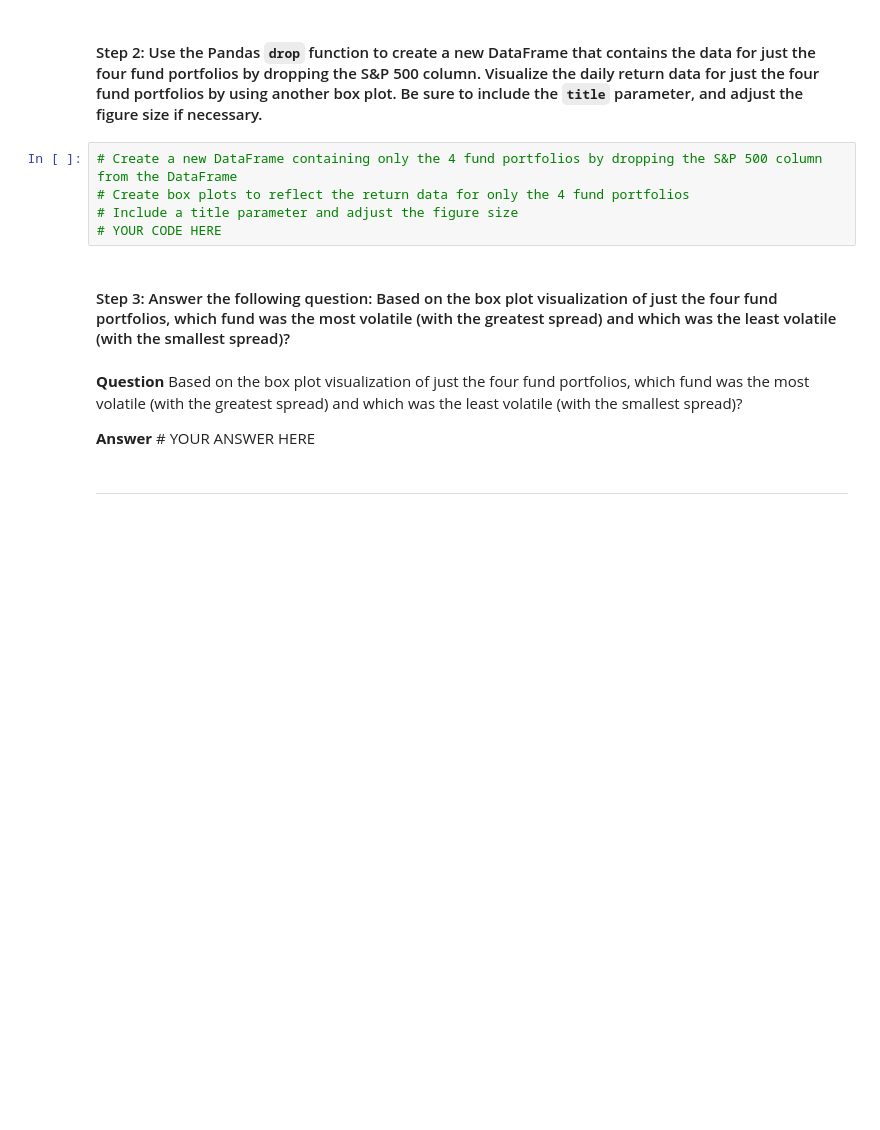
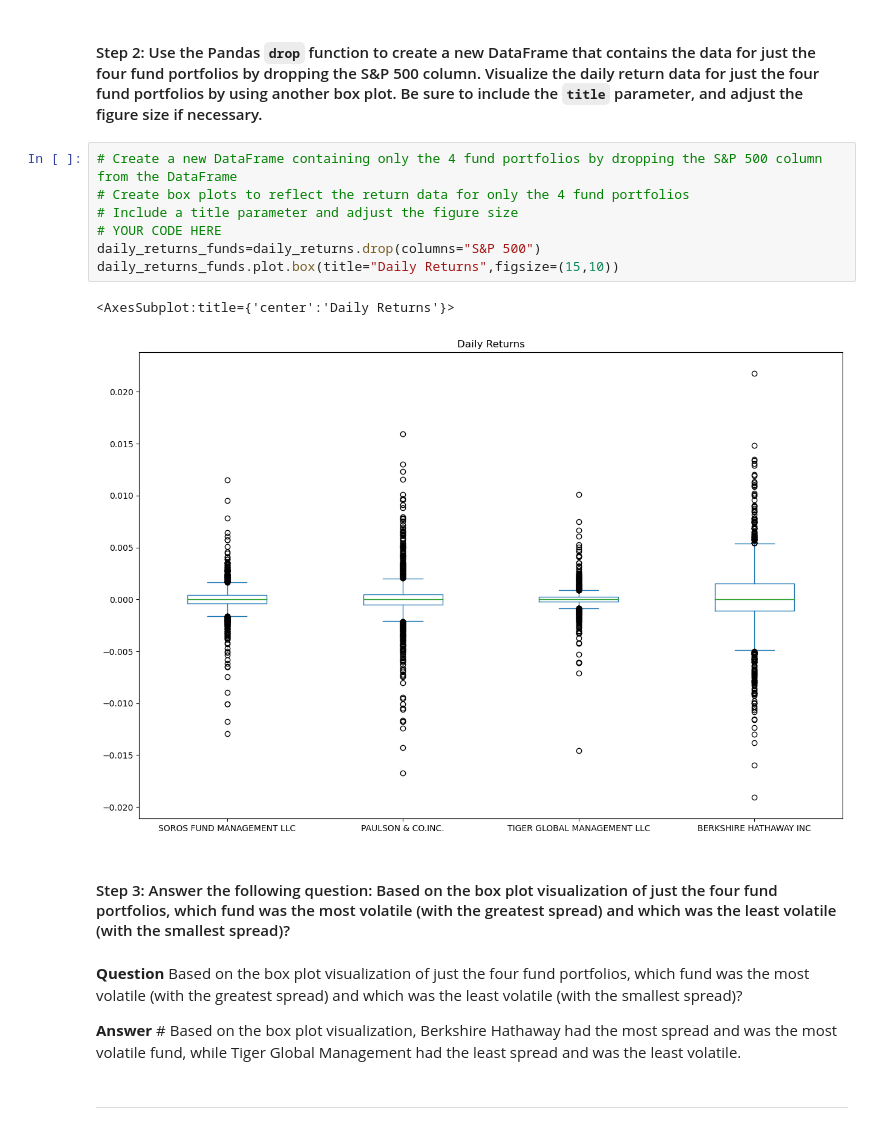
Before and after one commit to brianwander/Quantitative_Analysis, a Jupyter notebook: risk_return_analysis.ipynb, the cells around one changed output. Saved outputs shown, nothing was run; the diff lists cells and outputs as text; blank space fills up the shorter version.

Commit message:
Added initial volatility analysis of the four funds

```diff
--- a/risk_return_analysis.ipynb
+++ b/risk_return_analysis.ipynb
@@ -243,14 +247,19 @@ Analyze the volatility of each of the four fund portfolios and of the S&P 500 In
 # %%
 # Create a new DataFrame containing only the 4 fund portfolios by dropping the S&P 500 column from the DataFrame
 # Create box plots to reflect the return data for only the 4 fund portfolios
 # Include a title parameter and adjust the figure size
 # YOUR CODE HERE
+daily_returns_funds=daily_returns.drop(columns="S&P 500")
+daily_returns_funds.plot.box(title="Daily Returns",figsize=(15,10))
+# %% [output]
+<AxesSubplot:title={'center':'Daily Returns'}>
+[figure, added]
 # %% [markdown]
 #### Step 3: Answer the following question: Based on the box plot visualization of just the four fund portfolios, which fund was the most volatile (with the greatest spread) and which was the least volatile (with the smallest spread)?
 # %% [markdown]
 **Question** Based on the box plot visualization of just the four fund portfolios, which fund was the most volatile (with the greatest spread) and which was the least volatile (with the smallest spread)?
 
-**Answer** # YOUR ANSWER HERE
+**Answer** # Based on the box plot visualization, Berkshire Hathaway had the most spread and was the most volatile fund, while Tiger Global Management had the least spread and was the least volatile.
 # %% [markdown]
 ---
 # %% [markdown]
```
Also changed, not shown: parts of 1 cell of this notebook.
